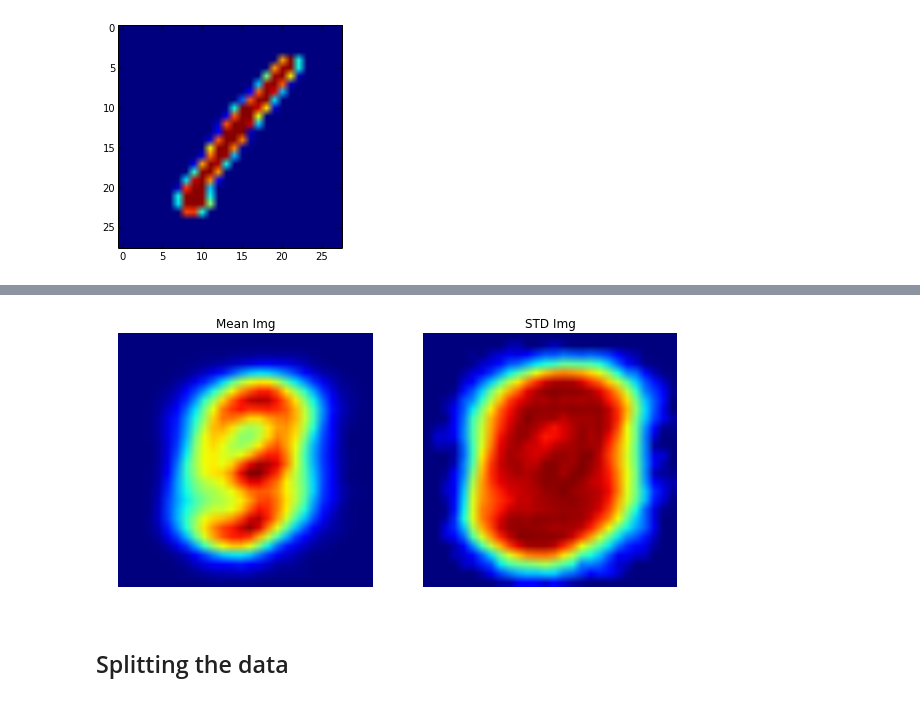
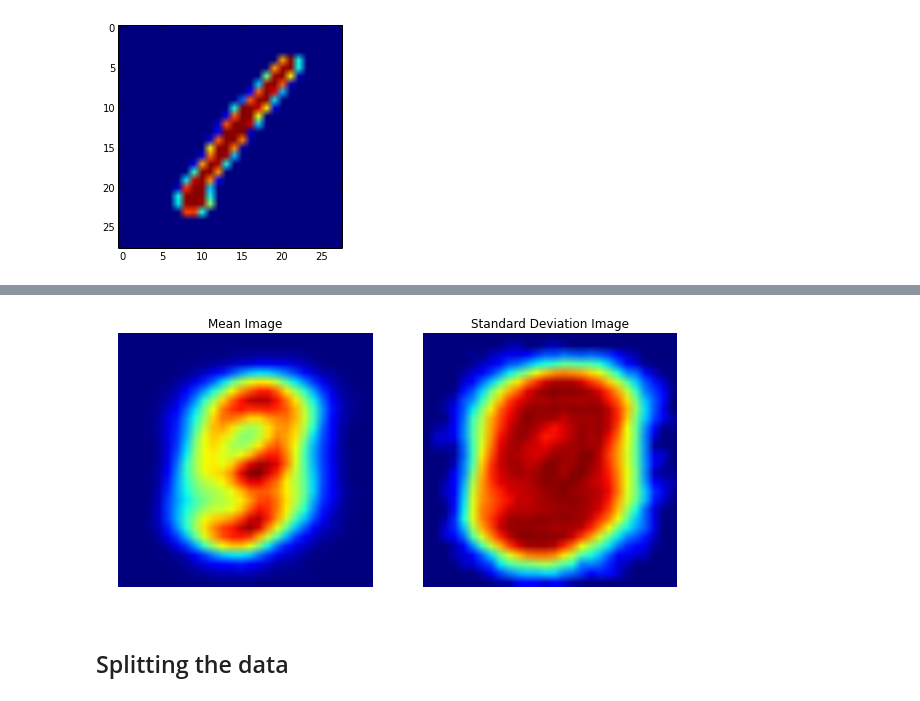
Before and after one commit to chrisdaly/Digit-Recognizer, a Jupyter notebook: notebooks/analysis.ipynb, the cells around one changed output, grey strips where cells are left out. Saved outputs shown, nothing was run; the diff lists cells and outputs as text; code cells hidden in the pictures.

```diff
--- a/notebooks/analysis.ipynb
+++ b/notebooks/analysis.ipynb
@@ -122,19 +122,19 @@ plt.show()
 # %%
 mean_img = np.mean(X_train, axis=0)
 std_img = np.std(X_train, axis=0)
 
 plt.figure(figsize=(10,5))
 plt.subplot(1,2,1)
 plt.imshow(mean_img.reshape([28,28]))
-plt.title('Mean Img')
+plt.title('Mean Image')
 plt.axis('off')
 plt.subplot(1,2,2)
 plt.imshow(std_img.reshape([28,28]))
-plt.title('STD Img')
+plt.title('Standard Deviation Image')
 plt.axis('off')
 plt.show()
 # %% [output]
-[figure, old version]
+[figure, new version]
 # %% [markdown]
 ## Splitting the data
 # %%
```
Also changed, not shown: parts of 4 cells of this notebook.
